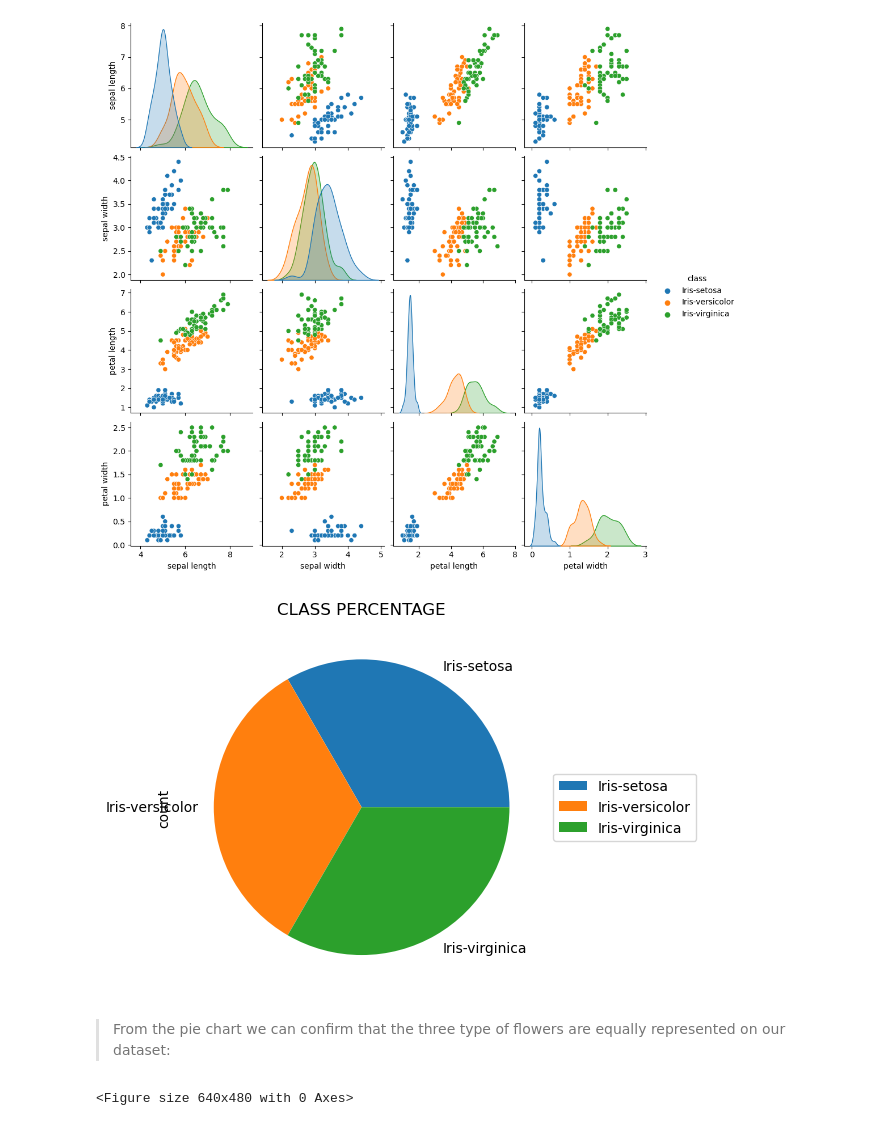
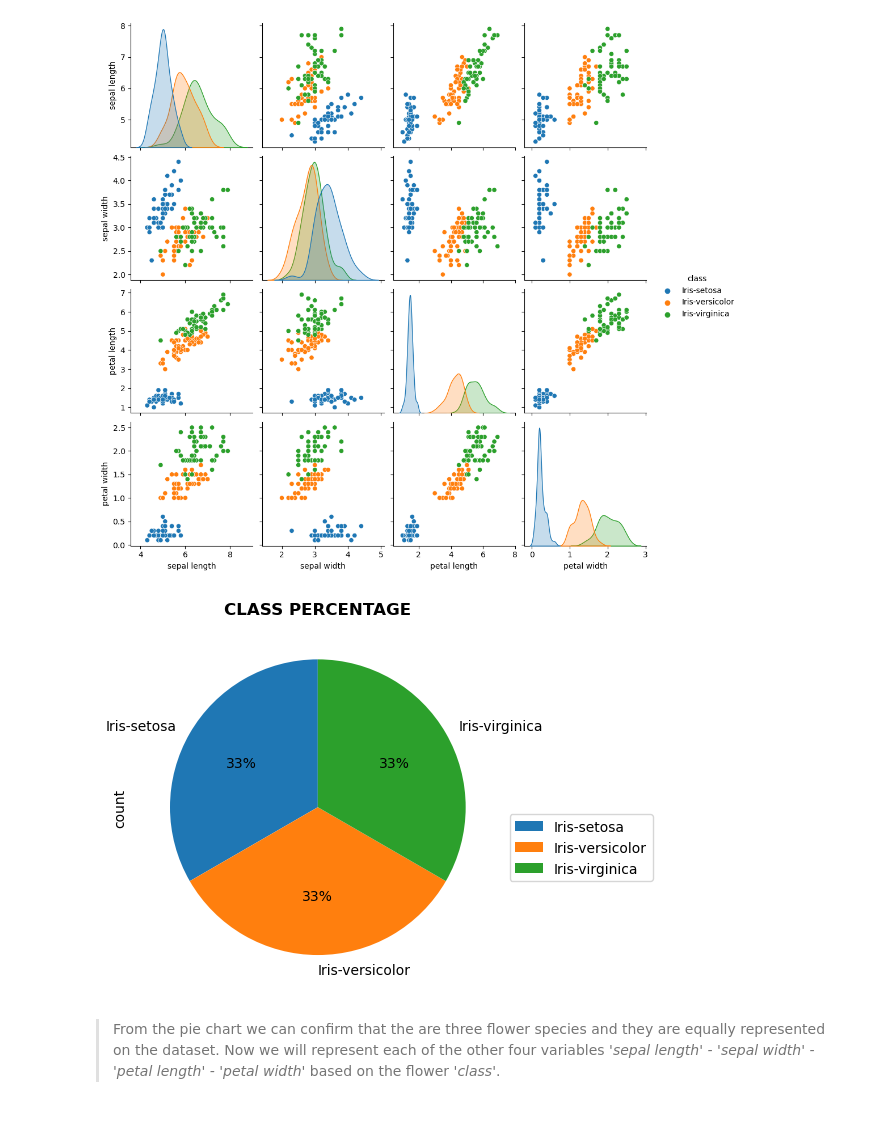
Before and after one commit to yimak/Fundamentals_of_data_analysis, a Jupyter notebook: project.ipynb, the cells around one changed output. Saved outputs shown, nothing was run; the diff lists cells and outputs as text; code cells hidden in the pictures.

Commit message:
analysing data

```diff
--- a/project.ipynb
+++ b/project.ipynb
@@ -68,60 +73,27 @@ plt.show()
 # %%
 import matplotlib.pyplot as plt
 import numpy as np
+import pandas as pd
 
 #select specific variable
 #https://saturncloud.io/blog/how-to-select-specific-csv-columns-using-python-and-pandas/#:~:text=Once%20you%20have%20loaded%20the,column%20names%20as%20the%20argument.
 
 data = pd.read_csv('iris_combined.csv')
 df = data['class']
 
 #https://datascienceparichay.com/article/create-a-pie-chart-of-pandas-series-values/
 #https://sparkbyexamples.com/pandas/how-to-add-plot-legends-in-pandas/#:~:text=Add%20Legend%20Outside%20of%20the%20Plot%20in%20Pandas&text=legend%20using%20plt.-,legend()%20function.,legend%20outside%20of%20the%20plot.
+#https://proclusacademy.com/blog/customize_matplotlib_piechart/#slice-colors
 
-df.value_counts().plot(kind='pie')
+df.value_counts().plot(kind='pie',autopct='%1.0f%%', startangle=90, labeldistance=1.1)
 
-plt.title('CLASS PERCENTAGE')
-plt.legend(loc='center left', bbox_to_anchor=(1.0, 0.5))
+
+#https://stackoverflow.com/questions/18962063/matplotlib-setting-title-bold-while-using-times-new-roman
+plt.title('CLASS PERCENTAGE',fontweight="bold")
+plt.legend(loc='best', bbox_to_anchor=(1.0, 0.5))
 plt.show()
 # %% [output]
-[figure, old version]
+[figure, new version]
 # %% [markdown]
->From the pie chart we can confirm that the three type of flowers are equally represented on our dataset:
+>From the pie chart we can confirm that the are three flower species and they are equally represented on the dataset.
+Now we will represent each of the other four variables _'sepal length' - 'sepal width' - 'petal length' - 'petal width'_ based on the flower _'class'_.
-# %%
-import numpy as np
-import pandas as pd
-import matplotlib.pyplot as plt
-import seaborn as sns
-
-#Create Histogram
-#assign plot a color
-
-datafile = pd.read_csv('iris_combined.csv')
-datafile.columns = ['sepal length', 'sepal width', 'petal length', 'petal width','class']
-flowers = datafile['class'].unique()
-
-#plotting sepal width with flower type
-sns.swarmplot( x = 'class',y = 'sepal width', data = datafile )
-plt.title('Sepal width by Flower species')
-plt.savefig("histplot1")
-plt.clf()
-
-#now we are doing the same with the other three characteristics
-sns.swarmplot( x = 'class',y = 'petal width', data = datafile )
-plt.title('Petal width by Flower species')
-plt.savefig("histplot2")
-plt.clf()
-
-
-sns.swarmplot( x = 'class',y = 'petal length', data = datafile )
-plt.title('Petal length by Flower species')
-plt.savefig("histplot3")
-plt.clf()
-
-
-sns.swarmplot( x = 'class',y = 'sepal length', data = datafile )
-plt.title('Sepal length by Flower species')
-plt.savefig("histplot4")
-plt.clf()
-# %% [output]
-<Figure size 640x480 with 0 Axes>
```
Also changed, not shown: parts of 6 cells of this notebook, 12 other files.
